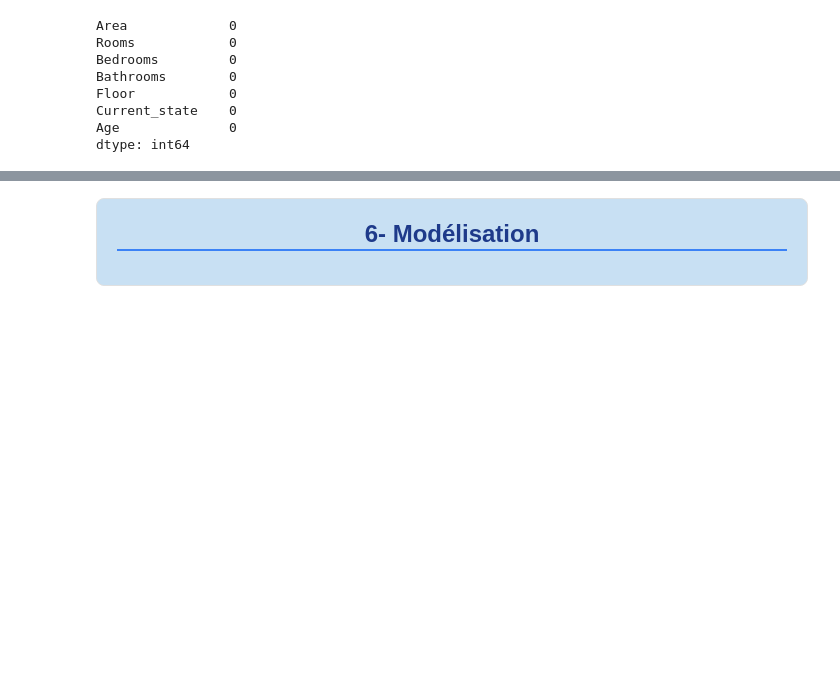
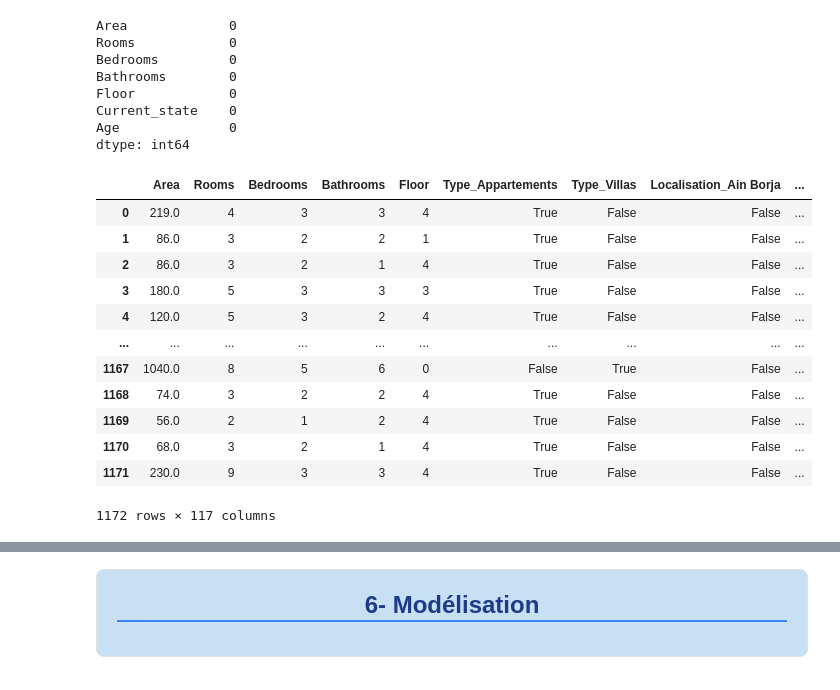
Before and after one commit to ikhlasalae9-beep/MaisonDeLUX, a Jupyter notebook: ml/notebooks/maisondelux_notebook1.ipynb, the cells around one changed output, grey strips where cells are left out. Cells and saved outputs as stored; diff of their text form; code cells hidden in the pictures; blank space fills up the shorter version.

```diff
--- a/ml/notebooks/maisondelux_notebook1.ipynb
+++ b/ml/notebooks/maisondelux_notebook1.ipynb
@@ -822,3 +879,18 @@ Age              0
 dtype: int64
 # %%
 x = pd.get_dummies(X)
+x
+# %% [output]
+|  | Area | Rooms | Bedrooms | Bathrooms | Floor | Type_Appartements | Type_Villas | Localisation_Ain Borja | ... |
+| 0 | 219.0 | 4 | 3 | 3 | 4 | True | False | False | ... |
+| 1 | 86.0 | 3 | 2 | 2 | 1 | True | False | False | ... |
+| 2 | 86.0 | 3 | 2 | 1 | 4 | True | False | False | ... |
+| 3 | 180.0 | 5 | 3 | 3 | 3 | True | False | False | ... |
+| 4 | 120.0 | 5 | 3 | 2 | 4 | True | False | False | ... |
+| ... | ... | ... | ... | ... | ... | ... | ... | ... | ... |
+| 1167 | 1040.0 | 8 | 5 | 6 | 0 | False | True | False | ... |
+| 1168 | 74.0 | 3 | 2 | 2 | 4 | True | False | False | ... |
+| 1169 | 56.0 | 2 | 1 | 2 | 4 | True | False | False | ... |
+| 1170 | 68.0 | 3 | 2 | 1 | 4 | True | False | False | ... |
+| 1171 | 230.0 | 9 | 3 | 3 | 4 | True | False | False | ... |
+1172 rows × 117 columns
```
Also changed, not shown: parts of 57 cells of this notebook, 8 other files.
